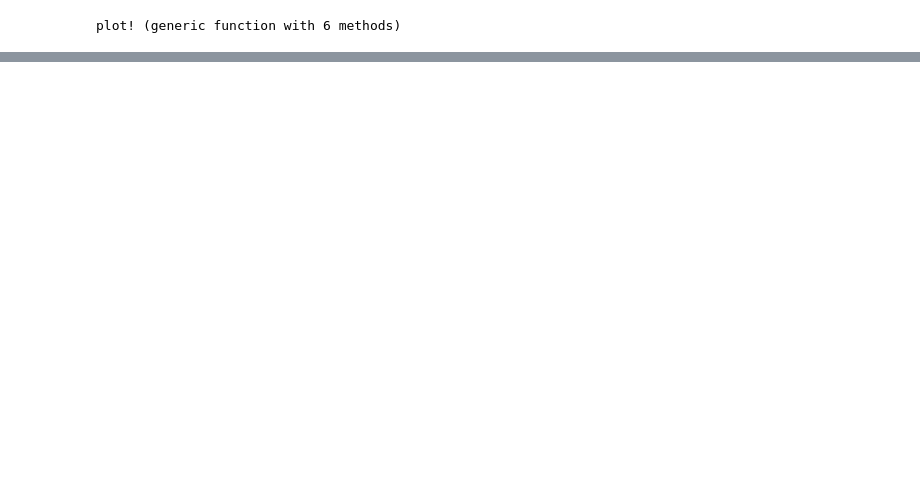
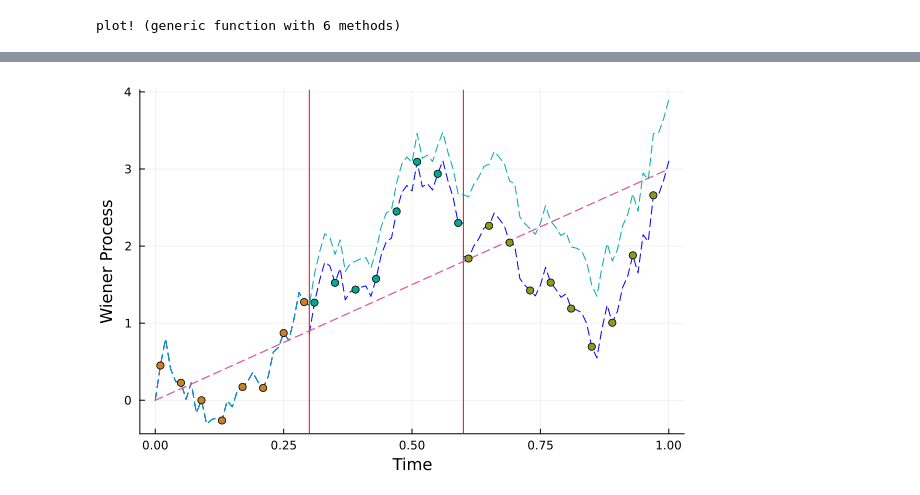
Before and after one commit to FaidYoussef/JuliaStatsProject, a Jupyter notebook: notebooks/test.ipynb, the cells around one changed output, grey strips where cells are left out. Cells and saved outputs as stored; diff of their text form; code cells hidden in the pictures; blank space fills up the shorter version.

```diff
--- a/notebooks/test.ipynb
+++ b/notebooks/test.ipynb
@@ -183,3 +302,10 @@ plot!(processARD1.underlying_process)
+# %%
+for i in 1:processARD1.k+1
+    scatter!(times[i], observations[i])
+end
+plot!()
+# %% [output]
+[figure, added]
 # %%
 processARD1.values
 # %% [output]
```
Also changed, not shown: parts of 72 cells of this notebook, 1 other file.
